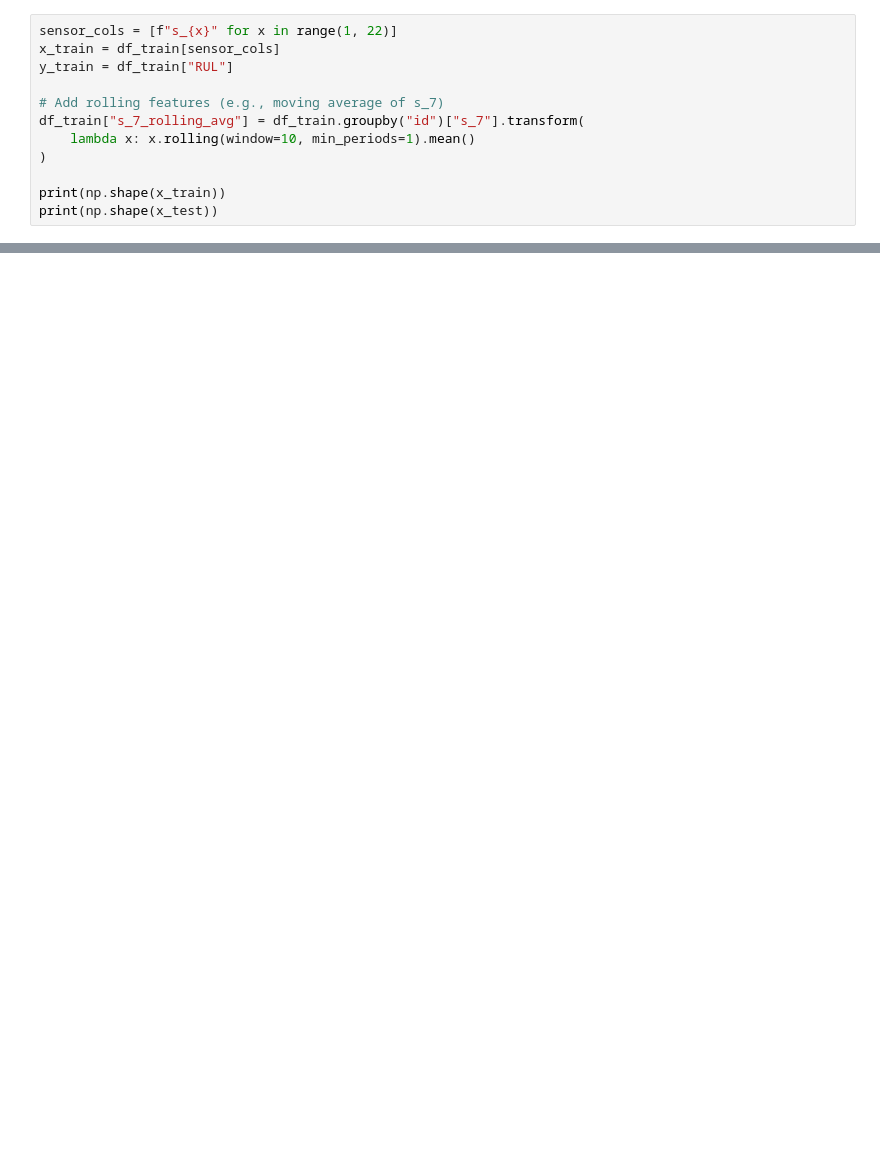
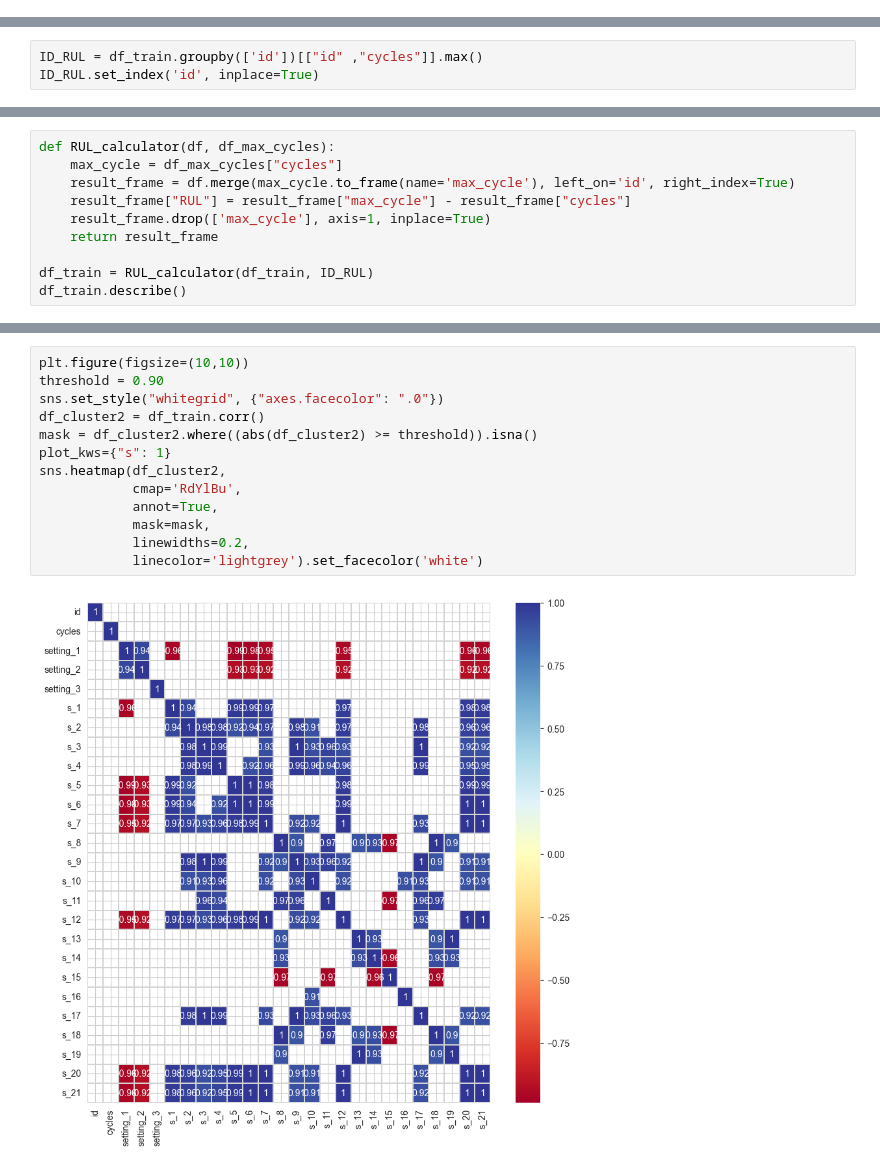
Before and after one commit to venablecrofta/ME_5984-Final-Project, a Jupyter notebook: Bayseian Regression.ipynb, the cells around one changed output, grey strips where cells are left out. Saved outputs shown, nothing was run; the diff lists cells and outputs as text; blank space fills up the shorter version.

```diff
--- a/Bayseian Regression.ipynb
+++ b/Bayseian Regression.ipynb
@@ -65,12 +38,0 @@ plt.show()
-# %%
-sensor_cols = [f"s_{x}" for x in range(1, 22)]
-x_train = df_train[sensor_cols]
-y_train = df_train["RUL"]
-
-# Add rolling features (e.g., moving average of s_7)
-df_train["s_7_rolling_avg"] = df_train.groupby("id")["s_7"].transform(
-    lambda x: x.rolling(window=10, min_periods=1).mean()
-)
-
-print(np.shape(x_train))
-print(np.shape(x_test))
@@ -92,0 +61,3 @@ ValueError: Found input variables with inconsistent numbers of samples: [16, 459
+# %%
+ID_RUL = df_train.groupby(['id'])[["id" ,"cycles"]].max()
+ID_RUL.set_index('id', inplace=True)
@@ -92,0 +74,10 @@ ValueError: Found input variables with inconsistent numbers of samples: [16, 459
+# %%
+def RUL_calculator(df, df_max_cycles):
+    max_cycle = df_max_cycles["cycles"]
+    result_frame = df.merge(max_cycle.to_frame(name='max_cycle'), left_on='id', right_index=True)
+    result_frame["RUL"] = result_frame["max_cycle"] - result_frame["cycles"]
+    result_frame.drop(['max_cycle'], axis=1, inplace=True)
+    return result_frame
+
+df_train = RUL_calculator(df_train, ID_RUL)
+df_train.describe()
@@ -92,0 +95,15 @@ ValueError: Found input variables with inconsistent numbers of samples: [16, 459
+# %%
+plt.figure(figsize=(10,10))
+threshold = 0.90
+sns.set_style("whitegrid", {"axes.facecolor": ".0"})
+df_cluster2 = df_train.corr()
+mask = df_cluster2.where((abs(df_cluster2) >= threshold)).isna()
+plot_kws={"s": 1}
+sns.heatmap(df_cluster2,
+            cmap='RdYlBu',
+            annot=True,
+            mask=mask,
+            linewidths=0.2,
+            linecolor='lightgrey').set_facecolor('white')
+# %% [output]
+[figure, added]
```
Also changed, not shown: parts of 11 cells of this notebook, 2 other files.
